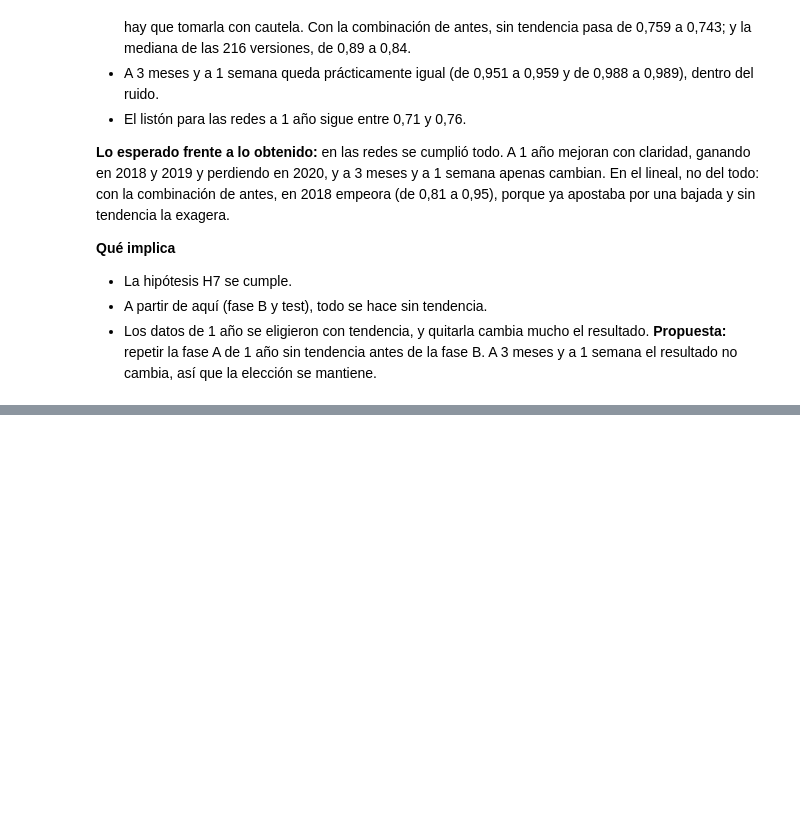
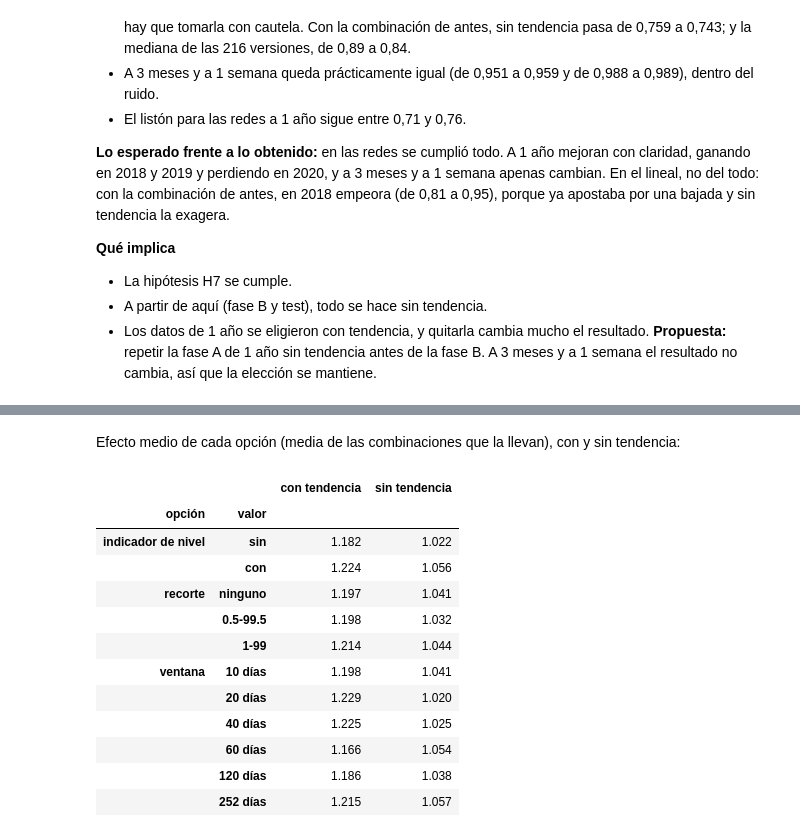
Before and after one commit to PabloJimenezGirardeau/Caso-Oil-Price, a Jupyter notebook: notebooks/03_modelado.ipynb, the cells around one changed output, grey strips where cells are left out. Saved outputs shown, nothing was run; the diff lists cells and outputs as text; code cells hidden in the pictures; blank space fills up the shorter version.

```diff
--- a/notebooks/03_modelado.ipynb
+++ b/notebooks/03_modelado.ipynb
@@ -801,0 +865,25 @@ tabla_lin.round(3)
+# %% [markdown]
+Efecto medio de cada opción (media de las combinaciones que la llevan), con y sin tendencia:
+# %%
+columnas = ["con tendencia", "sin tendencia"]
+efectos = pd.concat({
+    "indicador de nivel": comparacion.groupby(level="nivel")[columnas].mean()
+                          .rename(index={False: "sin", True: "con"}),
+    "recorte": comparacion.groupby(level="recorte")[columnas].mean().reindex(["ninguno", "0.5-99.5", "1-99"]),
+    "ventana": comparacion.groupby(level="ventana")[columnas].mean().rename(index=lambda v: f"{v} días"),
+}, names=["opción", "valor"])
+efectos.round(3)
+# %% [output]
+|  |  | con tendencia | sin tendencia |
+| opción | valor |  |  |
+| indicador de nivel | sin | 1.182 | 1.022 |
+|  | con | 1.224 | 1.056 |
+| recorte | ninguno | 1.197 | 1.041 |
+|  | 0.5-99.5 | 1.198 | 1.032 |
+|  | 1-99 | 1.214 | 1.044 |
+| ventana | 10 días | 1.198 | 1.041 |
+|  | 20 días | 1.229 | 1.020 |
+|  | 40 días | 1.225 | 1.025 |
+|  | 60 días | 1.166 | 1.054 |
+|  | 120 días | 1.186 | 1.038 |
+|  | 252 días | 1.215 | 1.057 |
```
Also changed, not shown: parts of 19 cells of this notebook, 10 other files.
